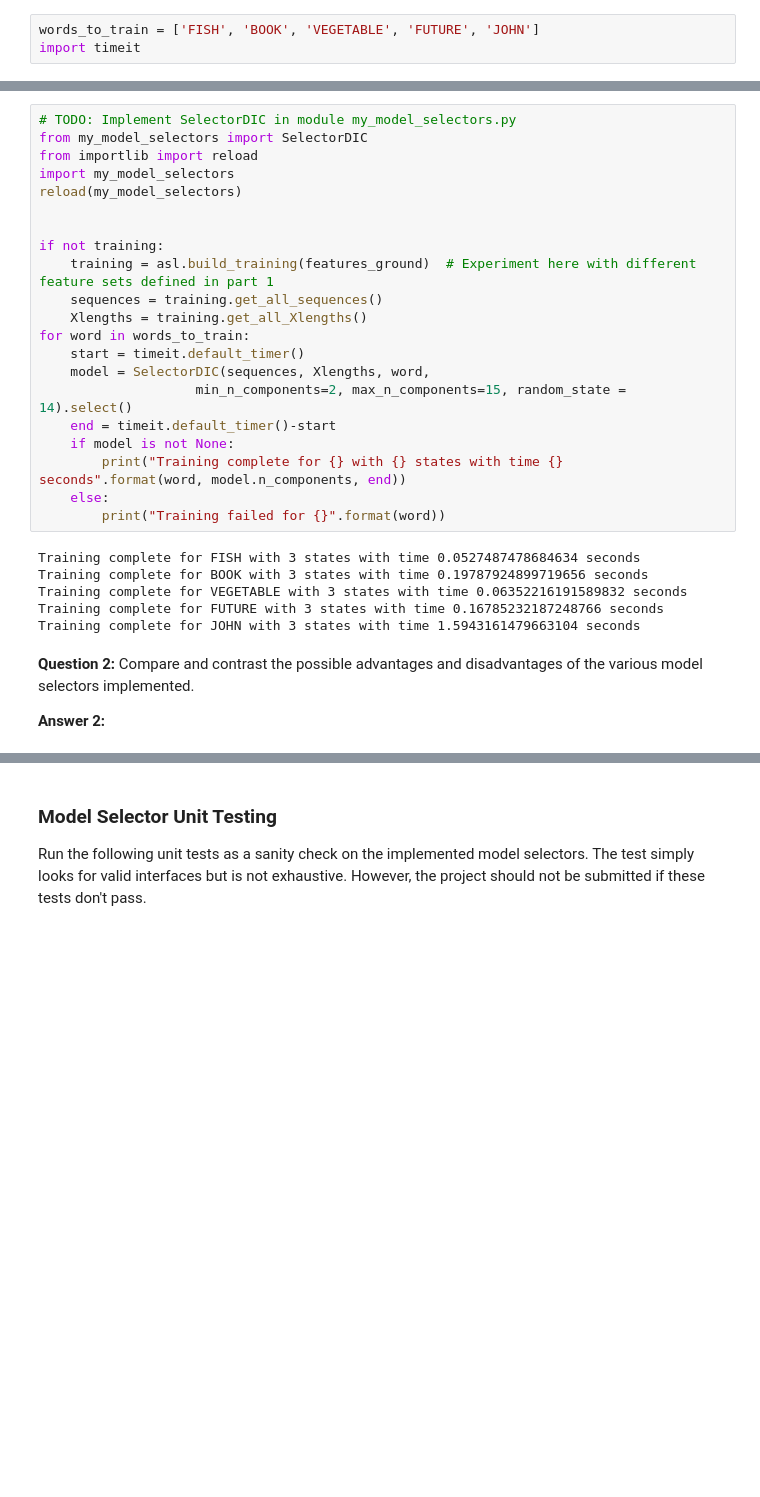
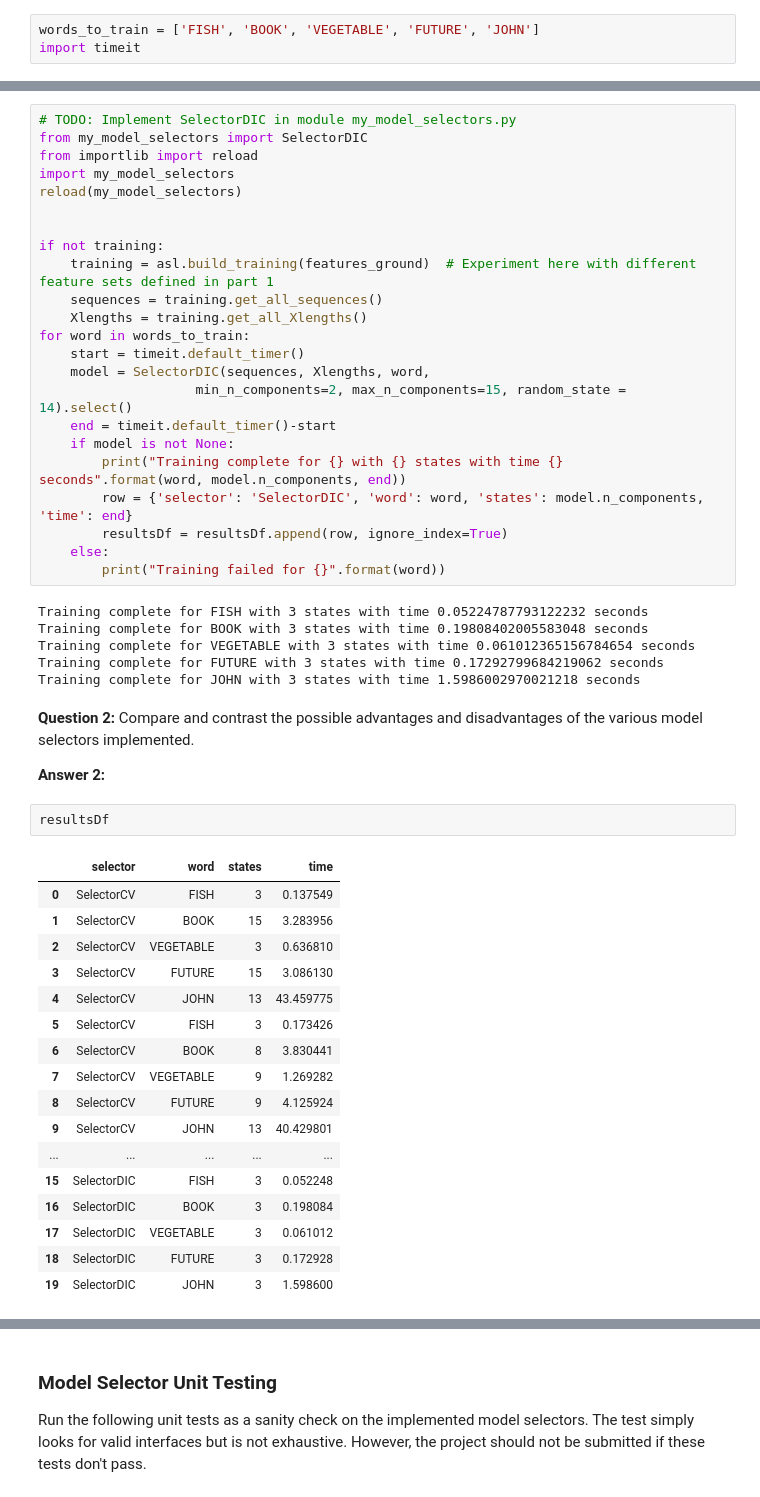
Before and after one commit to ppeiris/AIND-Recognizer, a Jupyter notebook: asl_recognizer.ipynb, the cells around one changed output, grey strips where cells are left out. Saved outputs shown, nothing was run; the diff lists cells and outputs as text; blank space fills up the shorter version.

```diff
--- a/asl_recognizer.ipynb
+++ b/asl_recognizer.ipynb
@@ -570,15 +576,37 @@ for word in words_to_train:
     end = timeit.default_timer()-start
     if model is not None:
         print("Training complete for {} with {} states with time {} seconds".format(word, model.n_components, end))
+        row = {'selector': 'SelectorDIC', 'word': word, 'states': model.n_components, 'time': end}
+        resultsDf = resultsDf.append(row, ignore_index=True)
     else:
         print("Training failed for {}".format(word))
 # %% [output]
-Training complete for FISH with 3 states with time 0.0527487478684634 seconds
-Training complete for BOOK with 3 states with time 0.19787924899719656 seconds
-Training complete for VEGETABLE with 3 states with time 0.06352216191589832 seconds
-Training complete for FUTURE with 3 states with time 0.16785232187248766 seconds
-Training complete for JOHN with 3 states with time 1.5943161479663104 seconds
+Training complete for FISH with 3 states with time 0.05224787793122232 seconds
+Training complete for BOOK with 3 states with time 0.19808402005583048 seconds
+Training complete for VEGETABLE with 3 states with time 0.061012365156784654 seconds
+Training complete for FUTURE with 3 states with time 0.17292799684219062 seconds
+Training complete for JOHN with 3 states with time 1.5986002970021218 seconds
 # %% [markdown]
 **Question 2:**  Compare and contrast the possible advantages and disadvantages of the various model selectors implemented.
 
 **Answer 2:**
+# %%
+resultsDf
+# %% [output]
+|  | selector | word | states | time |
+| 0 | SelectorCV | FISH | 3 | 0.137549 |
+| 1 | SelectorCV | BOOK | 15 | 3.283956 |
+| 2 | SelectorCV | VEGETABLE | 3 | 0.636810 |
+| 3 | SelectorCV | FUTURE | 15 | 3.086130 |
+| 4 | SelectorCV | JOHN | 13 | 43.459775 |
+| 5 | SelectorCV | FISH | 3 | 0.173426 |
+| 6 | SelectorCV | BOOK | 8 | 3.830441 |
+| 7 | SelectorCV | VEGETABLE | 9 | 1.269282 |
+| 8 | SelectorCV | FUTURE | 9 | 4.125924 |
+| 9 | SelectorCV | JOHN | 13 | 40.429801 |
+| ... | ... | ... | ... | ... |
+| 15 | SelectorDIC | FISH | 3 | 0.052248 |
+| 16 | SelectorDIC | BOOK | 3 | 0.198084 |
+| 17 | SelectorDIC | VEGETABLE | 3 | 0.061012 |
+| 18 | SelectorDIC | FUTURE | 3 | 0.172928 |
+| 19 | SelectorDIC | JOHN | 3 | 1.598600 |
```
Also changed, not shown: parts of 3 cells of this notebook.
